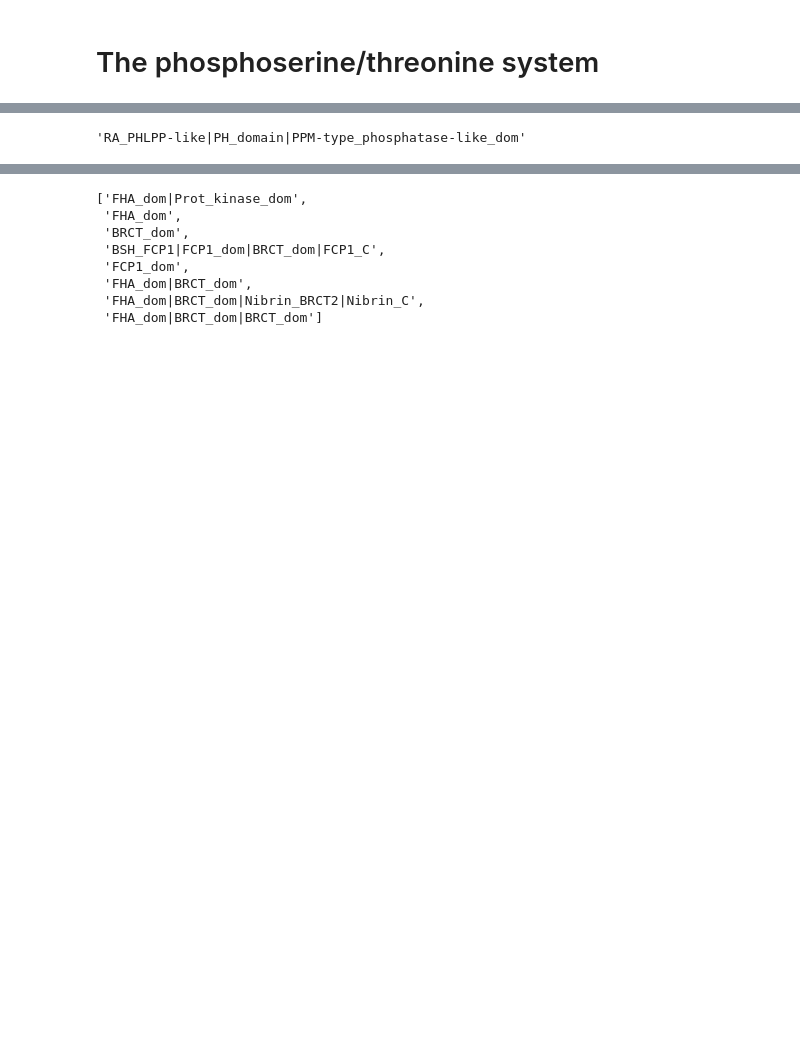
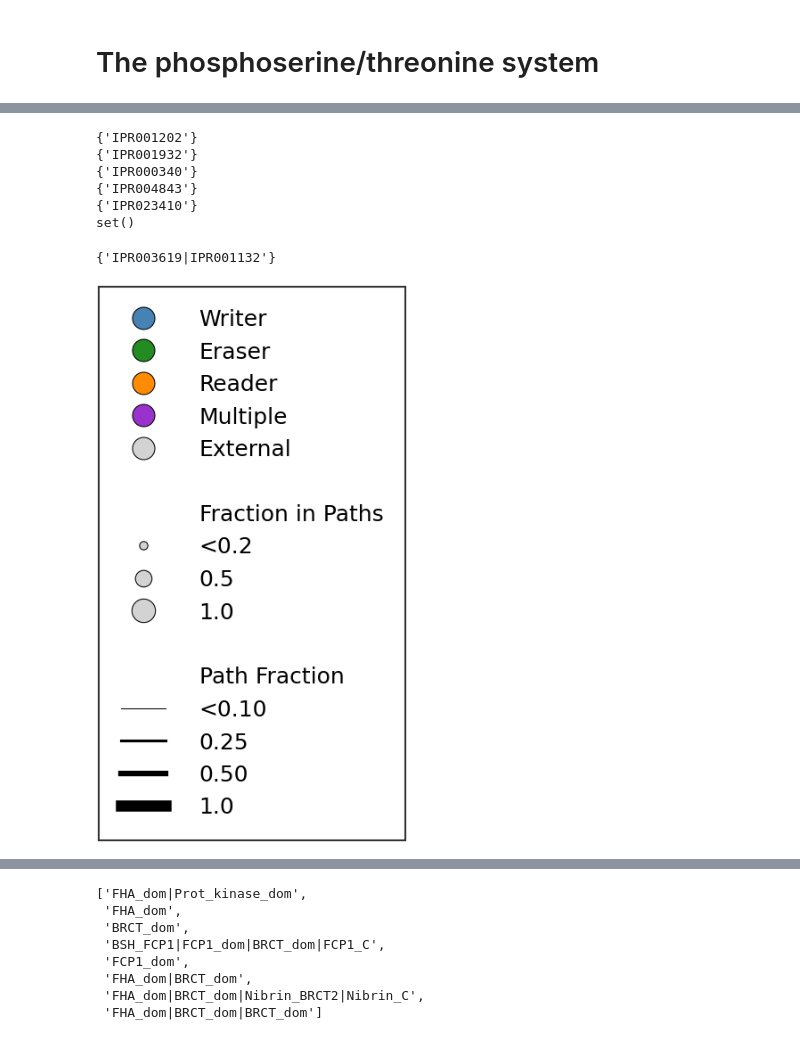
Before and after one commit to NaegleLab/DANSy_Applications, a Jupyter notebook: PTM_systems_analysis.ipynb, the cells around one changed output, grey strips where cells are left out. Cells and saved outputs as stored; diff of their text form; code cells hidden in the pictures; blank space fills up the shorter version.

```diff
--- a/PTM_systems_analysis.ipynb
+++ b/PTM_systems_analysis.ipynb
@@ -17,15 +19,15 @@ random.seed(1)
 np.random.seed(1)
 # %%
 # Creating some default parameters for future plots.
-plt.rcParams['font.size'] = 5
-plt.rcParams['axes.labelsize'] = 5
+plt.rcParams['font.size'] = 6
+plt.rcParams['axes.labelsize'] = 6
 plt.rcParams['axes.linewidth'] = 0.5
 plt.rcParams['savefig.bbox'] = 'tight'
 plt.rcParams['savefig.pad_inches'] = 0.01
 plt.rcParams['figure.dpi'] = 300
 
 # For the networks to be drawn later
-network_params = {'node_size':3, 'edgecolors':'k',
+network_params = {'node_size':5, 'edgecolors':'k',
         'edge_color':"#2C2929", 'width':0.5, 'linewidths':0.25}
 # %%
 def get_shortest_path_dist(G, source_list, target_list):
@@ -72,9 +115,9 @@ full_ref = dansy.import_proteome_files(ref_file_dir='data/Current_Human_Proteome
 # %%
 # Coloring options
-writer = 'skyblue'
-eraser = 'lightcoral'
-reader = 'sandybrown'
-color_cats = {'Reader':reader, 'Writer':writer, 'Eraser':eraser,'Multiple':'mediumpurple', 'External':'lightgray'}
+writer = 'steelblue'
+eraser = 'forestgreen'
+reader = 'darkorange'
+color_cats = { 'Writer':writer, 'Eraser':eraser,'Reader':reader,'Multiple':'darkorchid', 'External':'lightgray'}
 # %% [markdown]
 ## Starting with the phosphotyrosine system
 # %%
@@ -395,0 +477,19 @@ complete_node_path_dist = pd.Series(complete_node_path_dist)
+# %%
+for cc in nx.connected_components(system_pst_net.G):
+    x = set(cc).intersection(all_Interpro_IDs)
+    if len(x) < 2:
+        print(x)
+# %% [output]
+{'IPR001202'}
+{'IPR001932'}
+{'IPR000340'}
+{'IPR004843'}
+{'IPR023410'}
+set()
+# %%
+for cc in nx.connected_components(system_pst_net.G):
+    x = any([Interpro_ID_MH2 in n for n in cc])
+    if x:
+        print(cc)
+# %% [output]
+{'IPR003619|IPR001132'}
@@ -395,0 +501,23 @@ complete_node_path_dist = pd.Series(complete_node_path_dist)
+# %%
+f,ax = plt.subplots(figsize=(1,1), dpi = 300)
+ax.axis('off')
+blank_handle = [Line2D([],[],lw=0)]
+color_handles = [Line2D([],[], marker='o', color=v, markersize=6,linestyle='None', markeredgecolor='k', markeredgewidth=0.25) for v in color_cats.values()]
+color_labels = [k for k in color_cats.keys()]
+
+# Size Legend
+size_handles = [Line2D([],[], marker='o', color = 'lightgray',markersize=np.sqrt(k),linestyle='None', markeredgecolor='k', markeredgewidth=0.25) for k in [5,20,40]]
+size_labels = ['<0.2','0.5','1.0']
+
+# Linewidths
+width_handles = [Line2D([],[], color = 'k',markersize=0,linestyle='-', lw=k) for k in [0.25,3*.25,1.5,3]]
+width_labels = ['<0.10','0.25','0.50','1.0']
+
+handles = color_handles+blank_handle*2+size_handles+blank_handle*2+width_handles
+labels =  color_labels + ['','Fraction in Paths'] + size_labels+['','Path Fraction']+width_labels
+f.legend(handles, labels, fancybox = False, edgecolor = 'k',loc = 'upper left', ncols = 1,
+                borderpad = 1, columnspacing = 2, handletextpad = 1.5,
+                bbox_to_anchor = (0,1)).get_frame().set_linewidth(0.5)
+f.savefig('Figures/Manuscript/Figure_2/Rework_Network_Legend.svg')
+# %% [output]
+[figure, added]
@@ -402,4 +538,0 @@ system_node_path_dist.drop([Interpro_ID_ProtKinase]+[e for e in eraser_dom if e
-# %%
-complete_pst_net.return_legible_ngram('IPR055071|IPR001849|IPR001932')
-# %% [output]
-'RA_PHLPP-like|PH_domain|PPM-type_phosphatase-like_dom'
```
Also changed, not shown: parts of 92 cells of this notebook.
